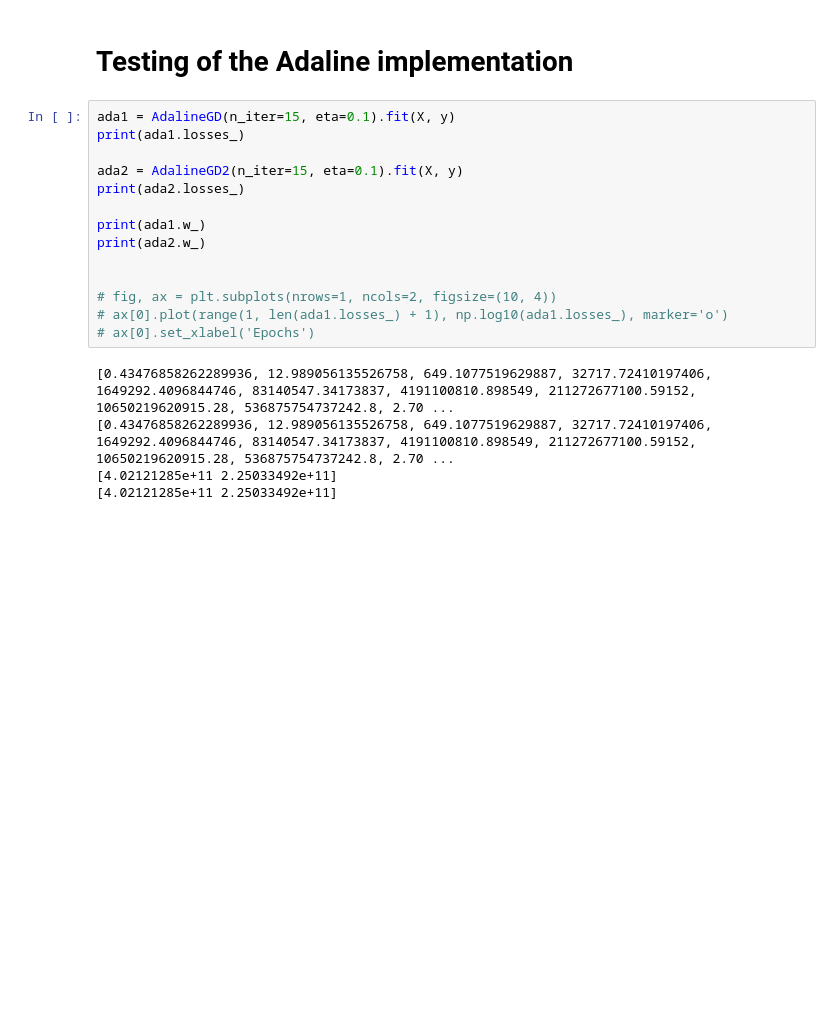
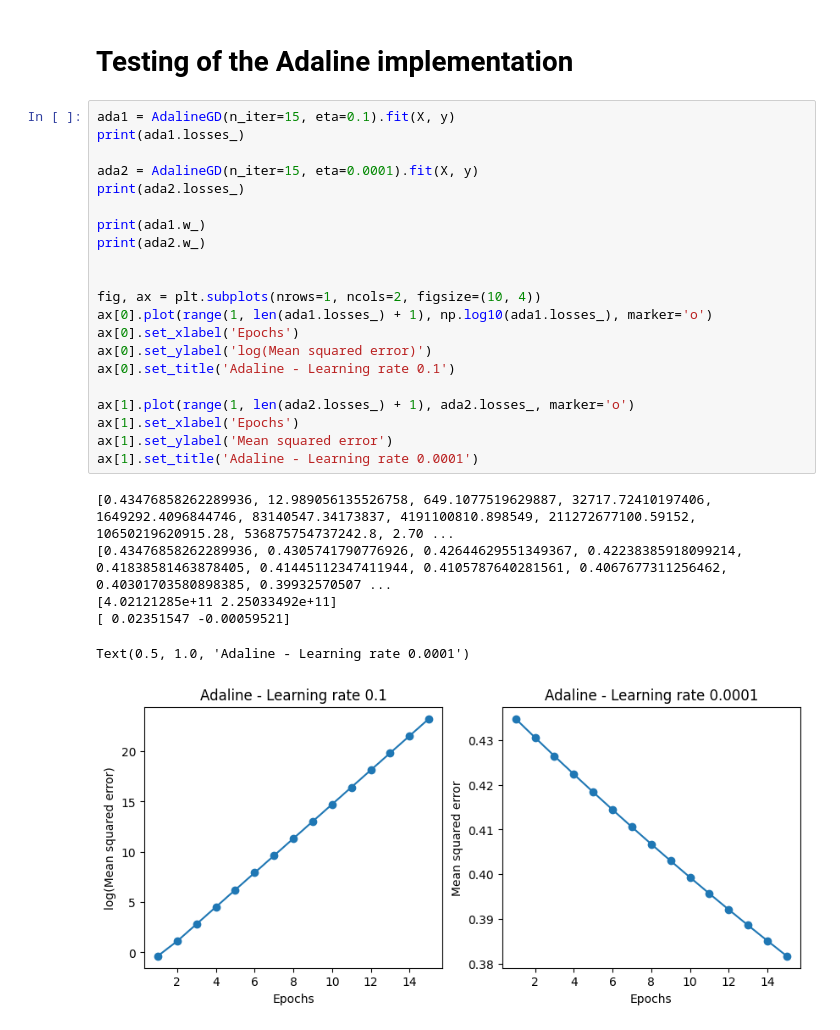
Before and after one commit to imfilip/ml_pytorch, a Jupyter notebook: scripts/main.ipynb, the cells around one changed output. Saved outputs shown, nothing was run; the diff lists cells and outputs as text; blank space fills up the shorter version.

Commit message:
ADALINE algorithm tested

```diff
--- a/scripts/main.ipynb
+++ b/scripts/main.ipynb
@@ -88,19 +88,28 @@ plt.legend(loc='upper left')
 # %%
 ada1 = AdalineGD(n_iter=15, eta=0.1).fit(X, y)
 print(ada1.losses_)
 
-ada2 = AdalineGD2(n_iter=15, eta=0.1).fit(X, y)
+ada2 = AdalineGD(n_iter=15, eta=0.0001).fit(X, y)
 print(ada2.losses_)
 
 print(ada1.w_)
 print(ada2.w_)
 
 
-# fig, ax = plt.subplots(nrows=1, ncols=2, figsize=(10, 4))
-# ax[0].plot(range(1, len(ada1.losses_) + 1), np.log10(ada1.losses_), marker='o')
-# ax[0].set_xlabel('Epochs')
+fig, ax = plt.subplots(nrows=1, ncols=2, figsize=(10, 4))
+ax[0].plot(range(1, len(ada1.losses_) + 1), np.log10(ada1.losses_), marker='o')
+ax[0].set_xlabel('Epochs')
+ax[0].set_ylabel('log(Mean squared error)')
+ax[0].set_title('Adaline - Learning rate 0.1')
+
+ax[1].plot(range(1, len(ada2.losses_) + 1), ada2.losses_, marker='o')
+ax[1].set_xlabel('Epochs')
+ax[1].set_ylabel('Mean squared error')
+ax[1].set_title('Adaline - Learning rate 0.0001')
 # %% [output]
 [0.43476858262289936, 12.989056135526758, 649.1077519629887, 32717.72410197406, 1649292.4096844746, 83140547.34173837, 4191100810.898549, 211272677100.59152, 10650219620915.28, 536875754737242.8, 2.70 ...
-[0.43476858262289936, 12.989056135526758, 649.1077519629887, 32717.72410197406, 1649292.4096844746, 83140547.34173837, 4191100810.898549, 211272677100.59152, 10650219620915.28, 536875754737242.8, 2.70 ...
+[0.43476858262289936, 0.4305741790776926, 0.42644629551349367, 0.42238385918099214, 0.41838581463878405, 0.41445112347411944, 0.4105787640281561, 0.4067677311256462, 0.40301703580898385, 0.39932570507 ...
 [4.02121285e+11 2.25033492e+11]
-[4.02121285e+11 2.25033492e+11]
+[ 0.02351547 -0.00059521]
+Text(0.5, 1.0, 'Adaline - Learning rate 0.0001')
+[figure, added]
```
Also changed, not shown: parts of 5 cells of this notebook, 1 other file.
